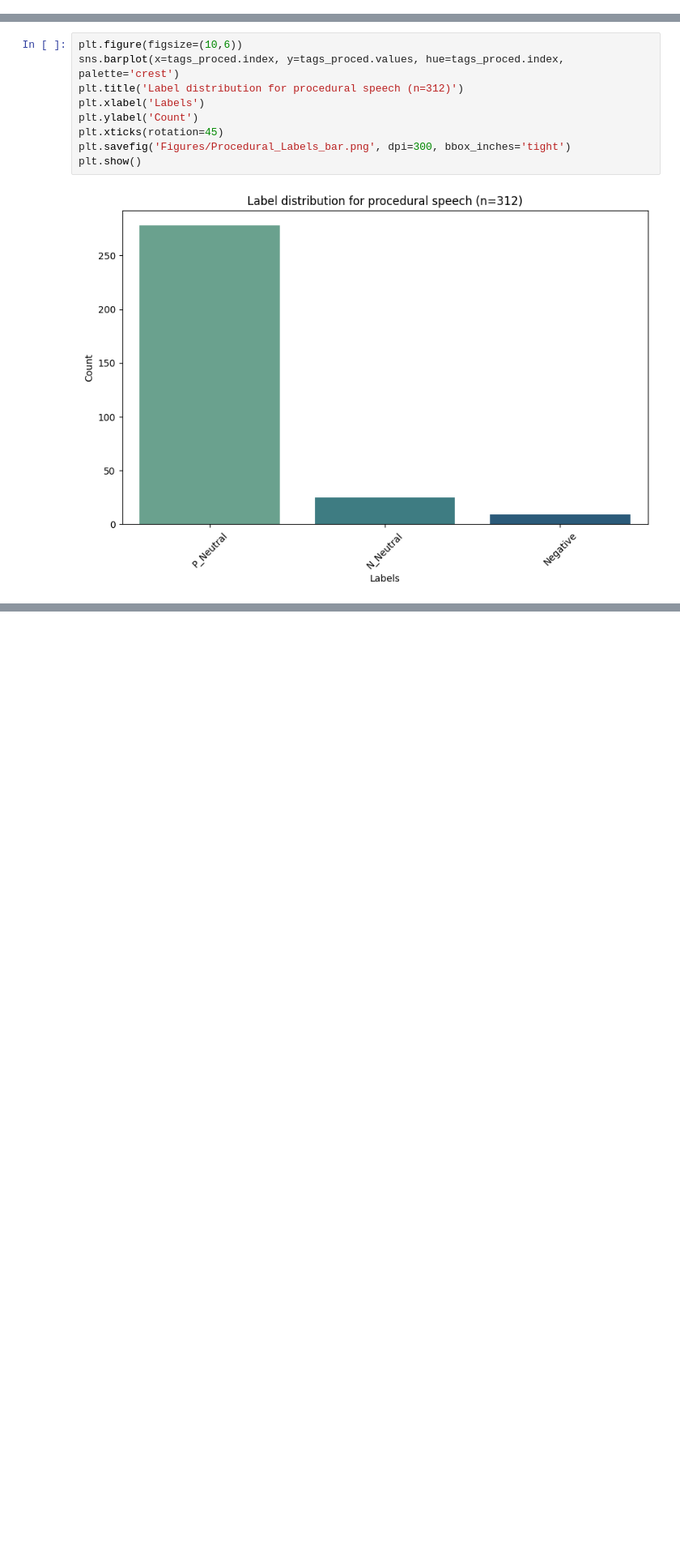
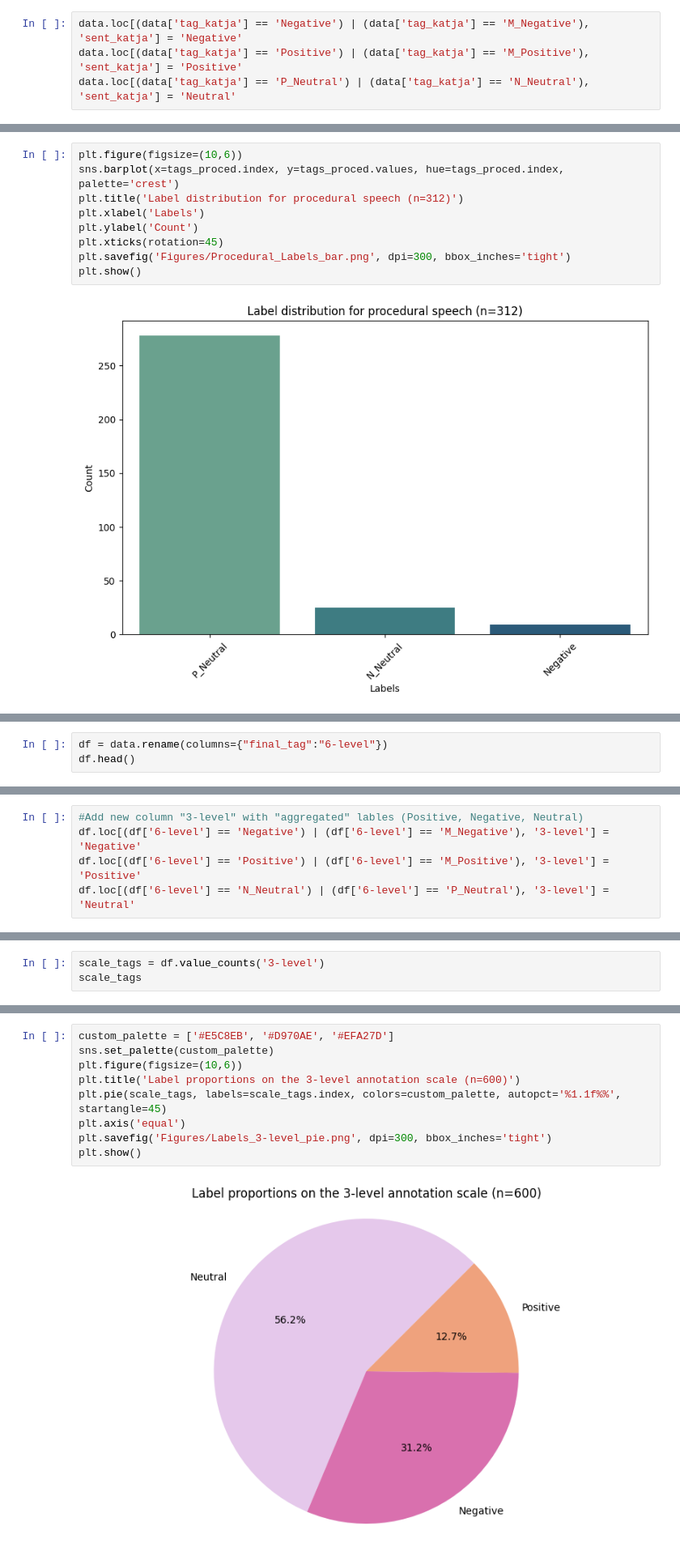
Before and after one commit to katjameden/ParlaMint_Sentiment, a Jupyter notebook: Annotation_Main/Main_Analysis.ipynb, the cells around one changed output, grey strips where cells are left out. Shown at 81% size. Saved outputs shown, nothing was run; the diff lists cells and outputs as text; blank space fills up the shorter version.

```diff
--- a/Annotation_Main/Main_Analysis.ipynb
+++ b/Annotation_Main/Main_Analysis.ipynb
@@ -93,0 +131,4 @@ data.head()
+# %%
+data.loc[(data['tag_katja'] == 'Negative') | (data['tag_katja'] == 'M_Negative'), 'sent_katja'] = 'Negative'
+data.loc[(data['tag_katja'] == 'Positive') | (data['tag_katja'] == 'M_Positive'), 'sent_katja'] = 'Positive'
+data.loc[(data['tag_katja'] == 'P_Neutral') | (data['tag_katja'] == 'N_Neutral'), 'sent_katja'] = 'Neutral'
@@ -203,0 +292,3 @@ plt.show()
+# %%
+df = data.rename(columns={"final_tag":"6-level"})
+df.head()
@@ -203,0 +302,5 @@ plt.show()
+# %%
+#Add new column "3-level" with "aggregated" lables (Positive, Negative, Neutral)
+df.loc[(df['6-level'] == 'Negative') | (df['6-level'] == 'M_Negative'), '3-level'] = 'Negative'
+df.loc[(df['6-level'] == 'Positive') | (df['6-level'] == 'M_Positive'), '3-level'] = 'Positive'
+df.loc[(df['6-level'] == 'N_Neutral') | (df['6-level'] == 'P_Neutral'), '3-level'] = 'Neutral'
@@ -203,0 +316,3 @@ plt.show()
+# %%
+scale_tags = df.value_counts('3-level')
+scale_tags
@@ -203,0 +325,11 @@ plt.show()
+# %%
+custom_palette = ['#E5C8EB', '#D970AE', '#EFA27D']
+sns.set_palette(custom_palette)
+plt.figure(figsize=(10,6))
+plt.title('Label proportions on the 3-level annotation scale (n=600)')
+plt.pie(scale_tags, labels=scale_tags.index, colors=custom_palette, autopct='%1.1f%%', startangle=45)
+plt.axis('equal')
+plt.savefig('Figures/Labels_3-level_pie.png', dpi=300, bbox_inches='tight')
+plt.show()
+# %% [output]
+[figure, added]
```
Also changed, not shown: parts of 53 cells of this notebook, 7 other files.
